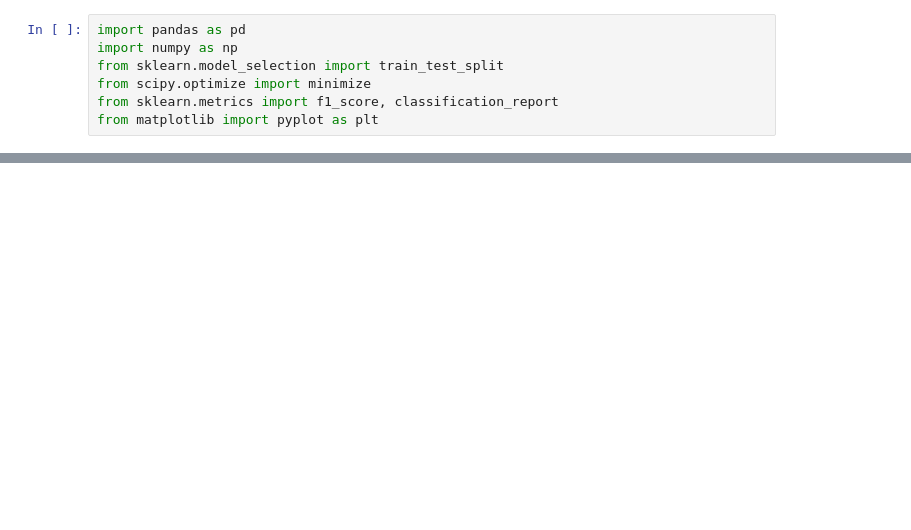
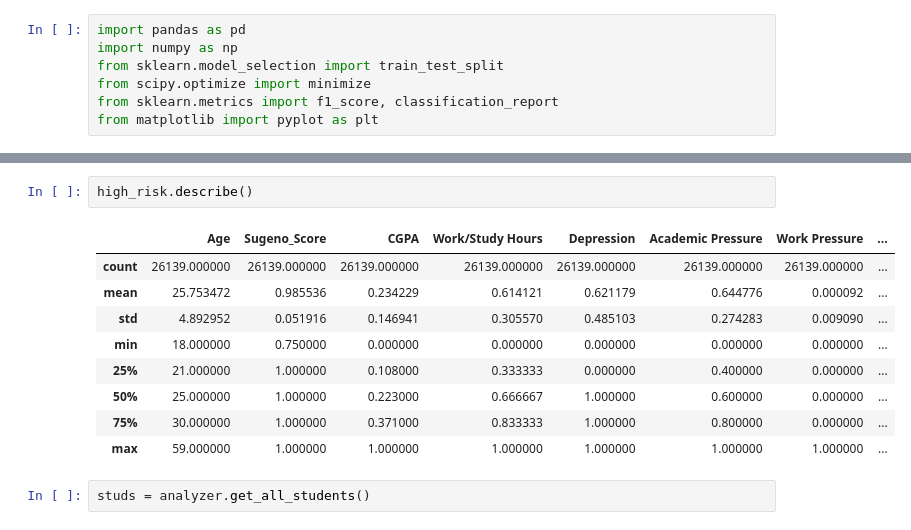
Before and after one commit to WhyNotKo/Decision_Theory, a Jupyter notebook: lab5.ipynb, the cells around one changed output, grey strips where cells are left out. Drawn from its saved outputs; the diff is of its cells as text; blank space fills up the shorter version.

```diff
--- a/lab5.ipynb
+++ b/lab5.ipynb
@@ -180,0 +206,14 @@ Name: count, dtype: int64
+# %%
+high_risk.describe()
+# %% [output]
+|  | Age | Sugeno_Score | CGPA | Work/Study Hours | Depression | Academic Pressure | Work Pressure | ... |
+| count | 26139.000000 | 26139.000000 | 26139.000000 | 26139.000000 | 26139.000000 | 26139.000000 | 26139.000000 | ... |
+| mean | 25.753472 | 0.985536 | 0.234229 | 0.614121 | 0.621179 | 0.644776 | 0.000092 | ... |
+| std | 4.892952 | 0.051916 | 0.146941 | 0.305570 | 0.485103 | 0.274283 | 0.009090 | ... |
+| min | 18.000000 | 0.750000 | 0.000000 | 0.000000 | 0.000000 | 0.000000 | 0.000000 | ... |
+| 25% | 21.000000 | 1.000000 | 0.108000 | 0.333333 | 0.000000 | 0.400000 | 0.000000 | ... |
+| 50% | 25.000000 | 1.000000 | 0.223000 | 0.666667 | 1.000000 | 0.600000 | 0.000000 | ... |
+| 75% | 30.000000 | 1.000000 | 0.371000 | 0.833333 | 1.000000 | 0.800000 | 0.000000 | ... |
+| max | 59.000000 | 1.000000 | 1.000000 | 1.000000 | 1.000000 | 1.000000 | 1.000000 | ... |
+# %%
+studs = analyzer.get_all_students()
```
Also changed, not shown: parts of 20 cells of this notebook.
